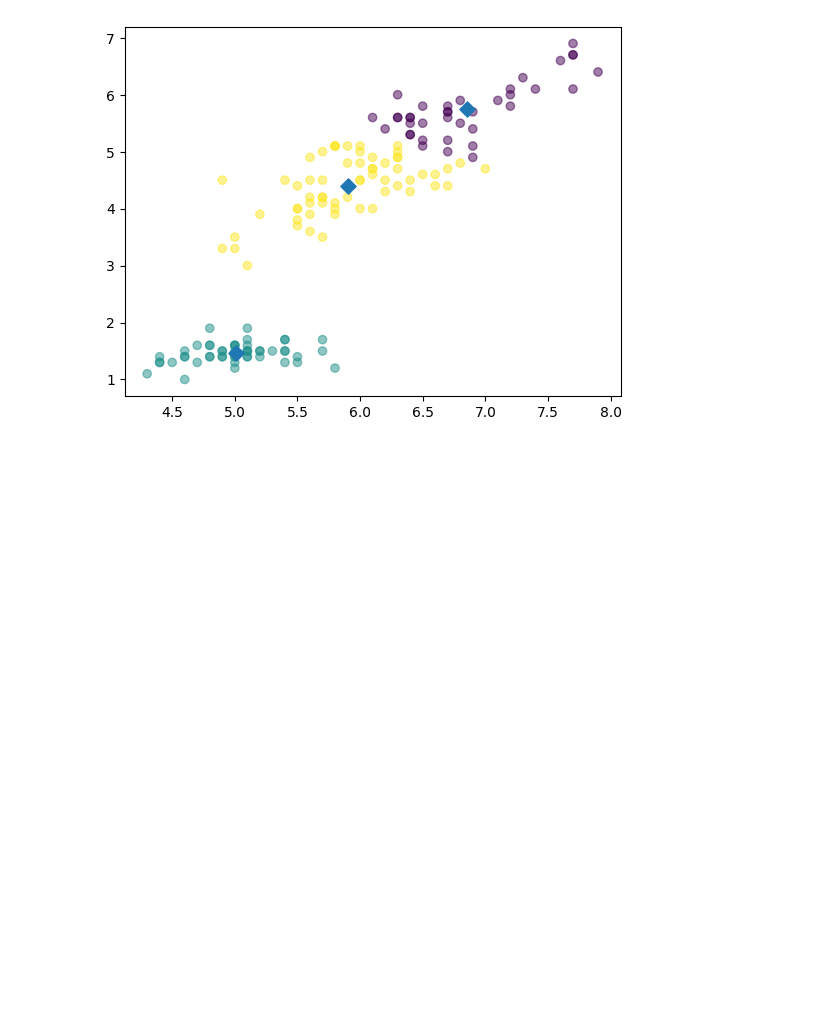
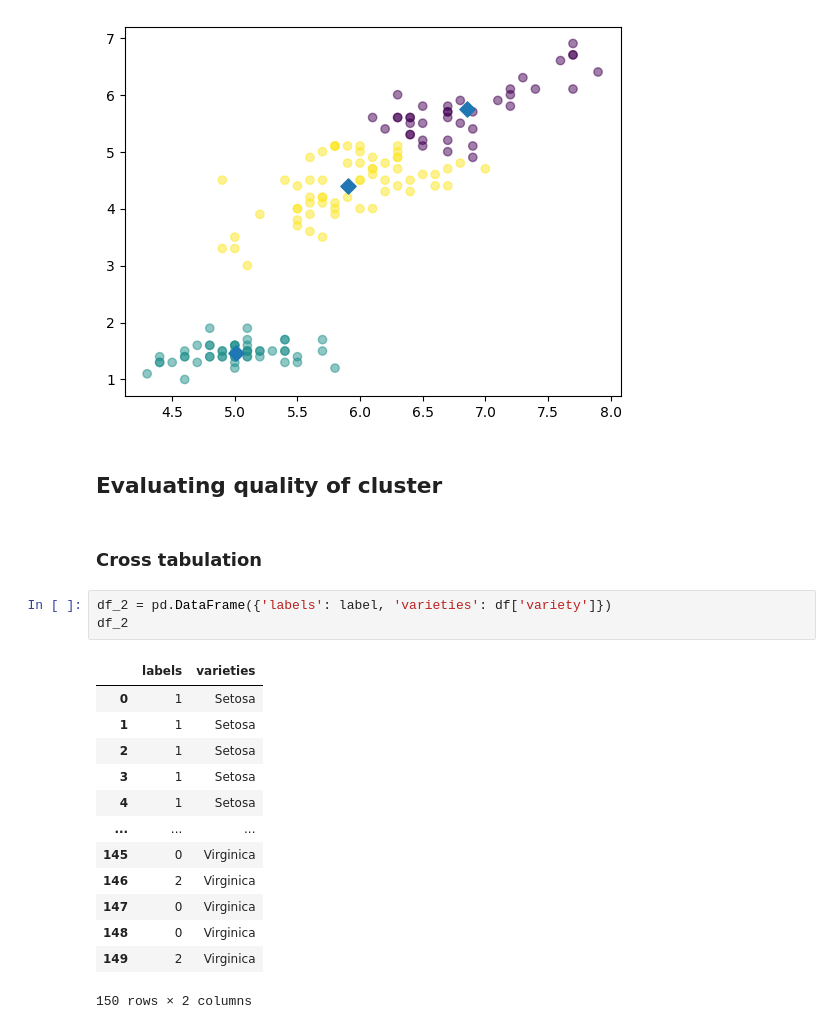
Before and after one commit to alidenewade/Unsupervised-Learning, a Jupyter notebook: Chp 1/ul_ls_1.ipynb, the cells around one changed output. Drawn from its saved outputs; the diff is of its cells as text; blank space fills up the shorter version.

```diff
--- a/Chp 1/ul_ls_1.ipynb
+++ b/Chp 1/ul_ls_1.ipynb
@@ -82,3 +82,24 @@ plt.scatter(centroids_x,centroids_y, marker='D', s=60)
 plt.show()
 # %% [output]
 [figure]
+# %% [markdown]
+## Evaluating quality of cluster
+# %% [markdown]
+### Cross tabulation
+# %%
+df_2 = pd.DataFrame({'labels': label, 'varieties': df['variety']})
+df_2
+# %% [output]
+|  | labels | varieties |
+| 0 | 1 | Setosa |
+| 1 | 1 | Setosa |
+| 2 | 1 | Setosa |
+| 3 | 1 | Setosa |
+| 4 | 1 | Setosa |
+| ... | ... | ... |
+| 145 | 0 | Virginica |
+| 146 | 2 | Virginica |
+| 147 | 0 | Virginica |
+| 148 | 0 | Virginica |
+| 149 | 2 | Virginica |
+150 rows × 2 columns
```
Also changed, not shown: parts of 21 cells of this notebook, 2 other files.
